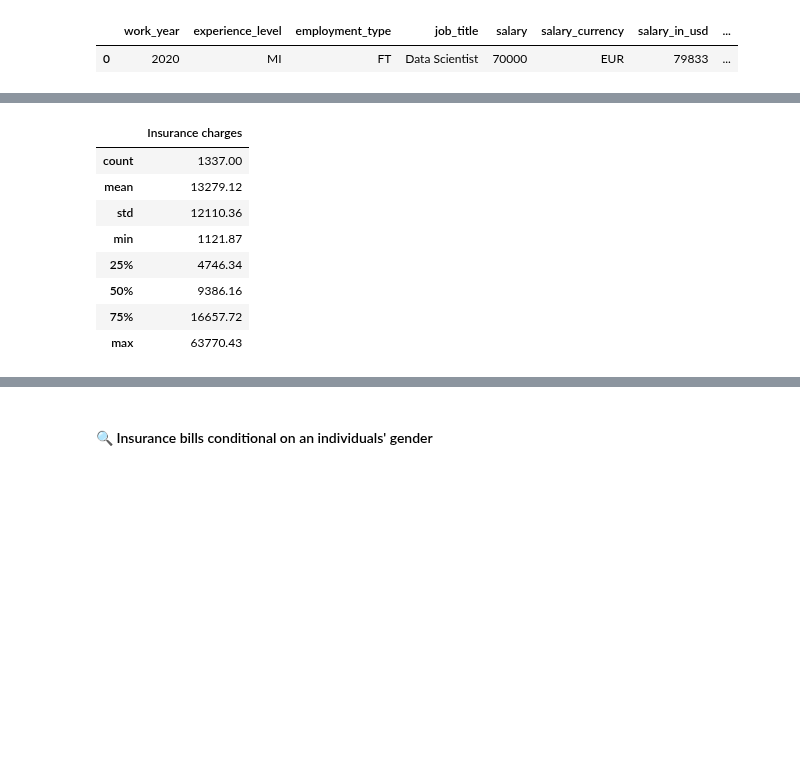
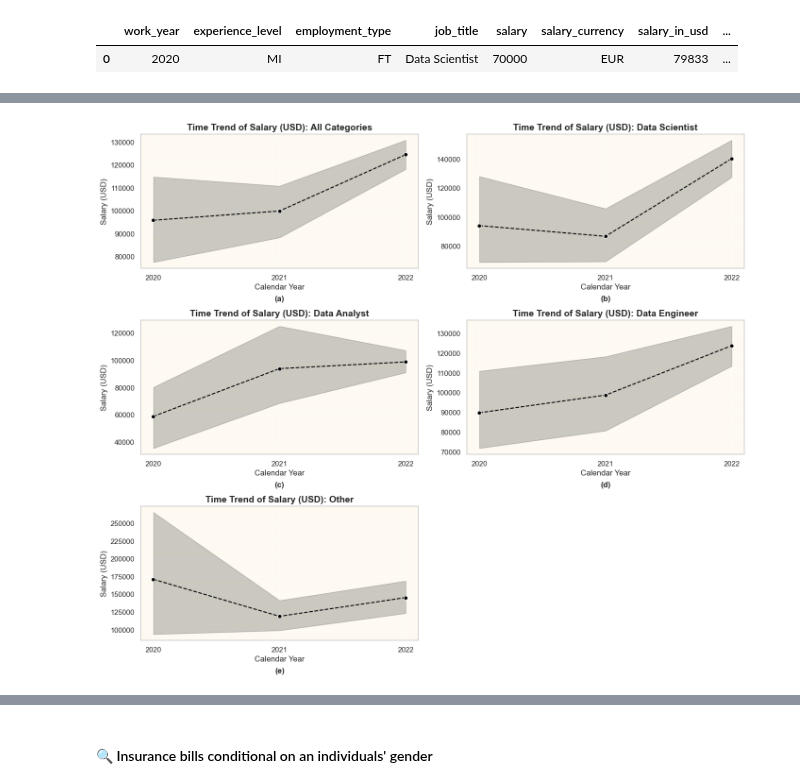
Before and after one commit to akramkhal/KaggleProjects, a Jupyter notebook: DataScieSalary/ds_salary.ipynb.ipynb, the cells around one changed output, grey strips where cells are left out. Saved outputs shown, nothing was run; the diff lists cells and outputs as text; code cells hidden in the pictures; blank space fills up the shorter version.

```diff
--- a/DataScieSalary/ds_salary.ipynb.ipynb
+++ b/DataScieSalary/ds_salary.ipynb.ipynb
@@ -460,16 +520,68 @@ plt.show()
 
 ---
-# %%
-data_charge = data['charges'].describe().round(2).to_frame()
-data_charge.columns = ['Insurance charges']
-display(data_charge)
-# %% [output]
-|  | Insurance charges |
-| count | 1337.00 |
-| mean | 13279.12 |
-| std | 12110.36 |
-| min | 1121.87 |
-| 25% | 4746.34 |
-| 50% | 9386.16 |
-| 75% | 16657.72 |
-| max | 63770.43 |
+# %%
+# Define the job categories
+categories = ['All', 'Data Scientist', 'Data Analyst', 'Data Engineer', 'Other']
+
+# Create a 3x2 grid (6 total subplots, one will remain empty)
+fig, axes = plt.subplots(3, 2, figsize=(14, 12))
+
+# Flatten the axes array for easier indexing
+axes = axes.flatten()
+
+# Panel labels
+panel_labels = ['(a)', '(b)', '(c)', '(d)', '(e)', '']
+
+# Loop through the categories and plot in the appropriate subplot
+for idx, category in enumerate(categories):
+    if category == 'All':
+        category_data = raw_data  # Use all data for the first graph
+    else:
+        category_data = raw_data[raw_data['job_category'] == category]  # Filter by category
+
+    # Extract salary and year data
+    salary_time = category_data[['salary_in_usd', 'work_year']].sort_values(by='work_year')
+
+    # Plot on the specific axis
+    sns.lineplot(
+        data=salary_time,
+        x='work_year',
+        y='salary_in_usd',
+        marker='o',
+        linestyle='--',
+        color='Black',
+        markersize=6,
+        errorbar=('ci', 95),
+        ax=axes[idx]  # Use the correct subplot
+    )
+
+    # Set titles and labels
+    title = f'Time Trend of Salary (USD): {category}' if category != 'All' else 'Time Trend of Salary (USD): All Categories'
+    axes[idx].set_title(title, fontsize=14, fontweight='bold')
+    axes[idx].set_xlabel('Calendar Year')
+    axes[idx].set_ylabel('Salary (USD)')
+    axes[idx].set_xticks([2020, 2021, 2022])
+    axes[idx].set_xticklabels(['2020', '2021', '2022'])
+    axes[idx].set_facecolor("#fefaf1")
+    axes[idx].grid(True, linestyle='-', color='white')
+
+    # Add panel labels below the subplot and center them
+    axes[idx].annotate(
+        panel_labels[idx],  # Label text
+        xy=(0.5, -0.2),  # Coordinates relative to the axis (centered below)
+        xycoords='axes fraction',
+        fontsize=12,
+        fontweight='bold',
+        ha='center',
+        va='top'
+    )
+
+# Remove the 6th subplot (leave it empty)
+fig.delaxes(axes[-1])  # Delete the last subplot (axes[5])
+
+# Adjust layout for spacing
+sns.set_theme(style="whitegrid")
+plt.tight_layout()
+plt.show()
+# %% [output]
+[figure, added]
```
Also changed, not shown: parts of 21 cells of this notebook, 1 other file.
